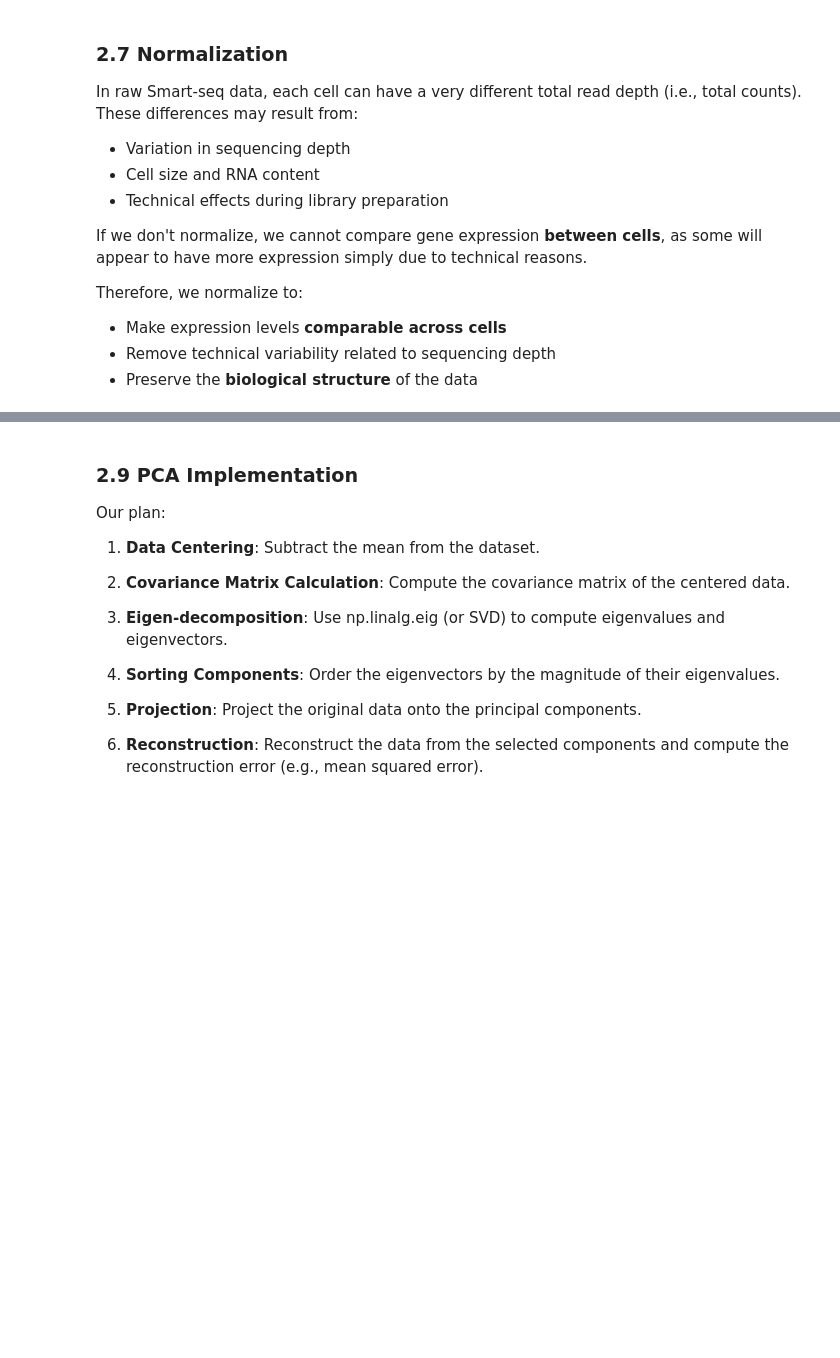
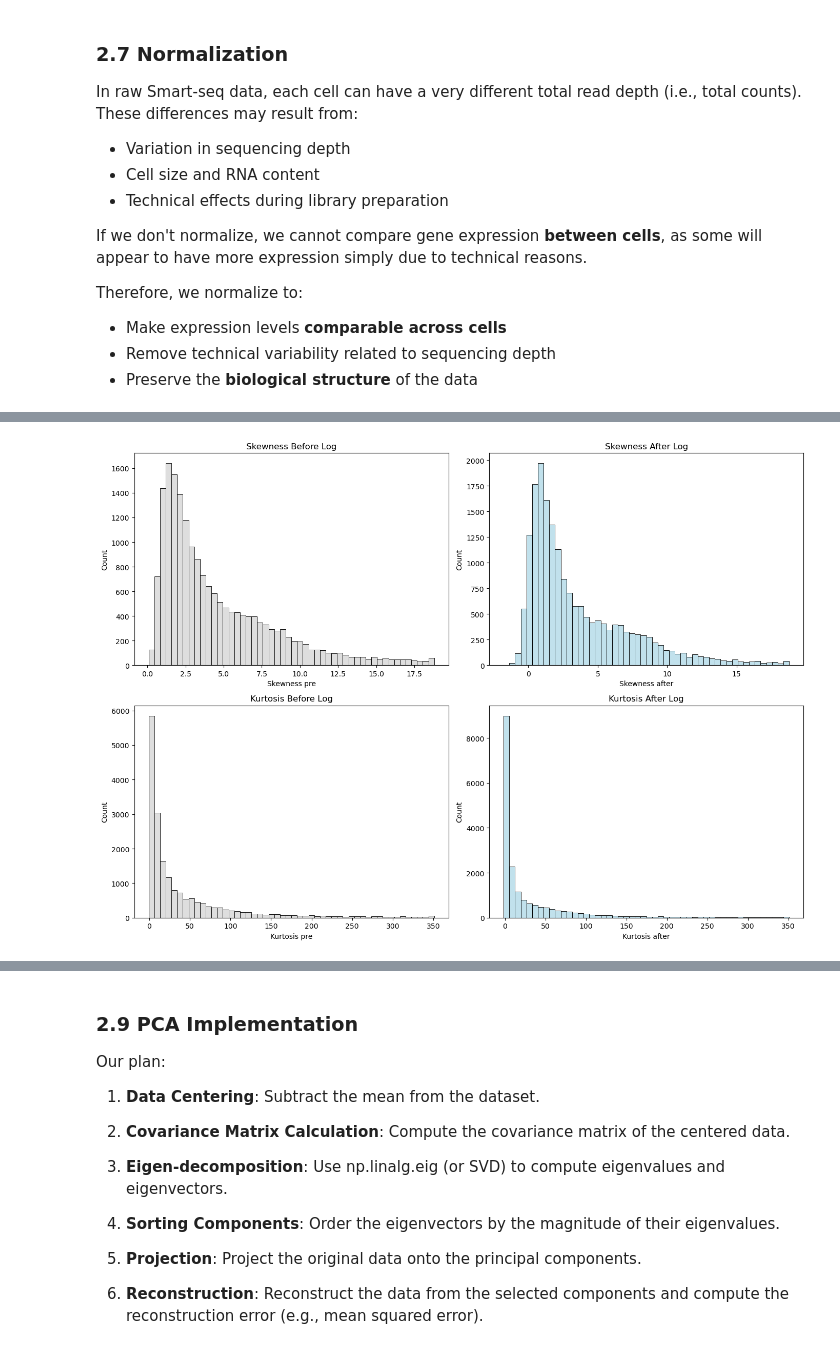
Before and after one commit to katiarusso/breast-cancer-ml-classification, a Jupyter notebook: Notebooks/Main.ipynb, the cells around one changed output, grey strips where cells are left out. Cells and saved outputs as stored; diff of their text form; code cells hidden in the pictures; blank space fills up the shorter version.

```diff
--- a/Notebooks/Main.ipynb
+++ b/Notebooks/Main.ipynb
@@ -772,7 +772,7 @@ Therefore, we normalize to:
 - Preserve the **biological structure** of the data
 # %%
 # Work on the filtered dataset
-df = dfs_mcf_filtered.copy()  # or dfs_hcc_filtered
+df = dfs_mcf_f1.copy()
 
 # Compute total counts per cell
 library_sizes = df.sum(axis=0)
@@ -809,0 +864,20 @@ plt.show()
+# %%
+
+fig, axs = plt.subplots(2, 2, figsize=(14, 10))
+
+sns.histplot(distribution_summary["Skewness pre"], bins=50, color="lightgrey", ax=axs[0, 0])
+axs[0, 0].set_title("Skewness Before Log")
+
+sns.histplot(distribution_summary["Skewness after"], bins=50, color="lightblue", ax=axs[0, 1])
+axs[0, 1].set_title("Skewness After Log")
+
+sns.histplot(distribution_summary["Kurtosis pre"], bins=50, color="lightgrey", ax=axs[1, 0])
+axs[1, 0].set_title("Kurtosis Before Log")
+
+sns.histplot(distribution_summary["Kurtosis after"], bins=50, color="lightblue", ax=axs[1, 1])
+axs[1, 1].set_title("Kurtosis After Log")
+
+plt.tight_layout()
+plt.show()
+# %% [output]
+[figure, added]
```
Also changed, not shown: parts of 11 cells of this notebook.
